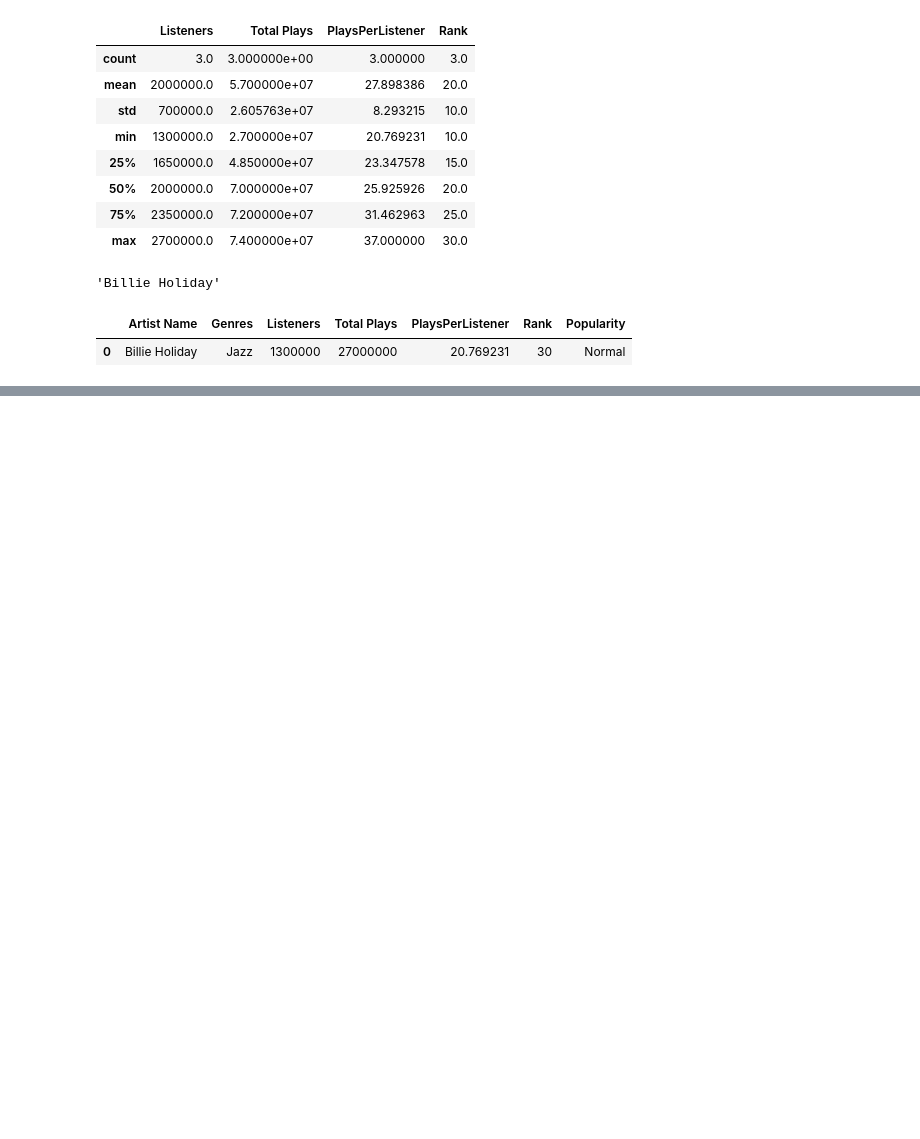
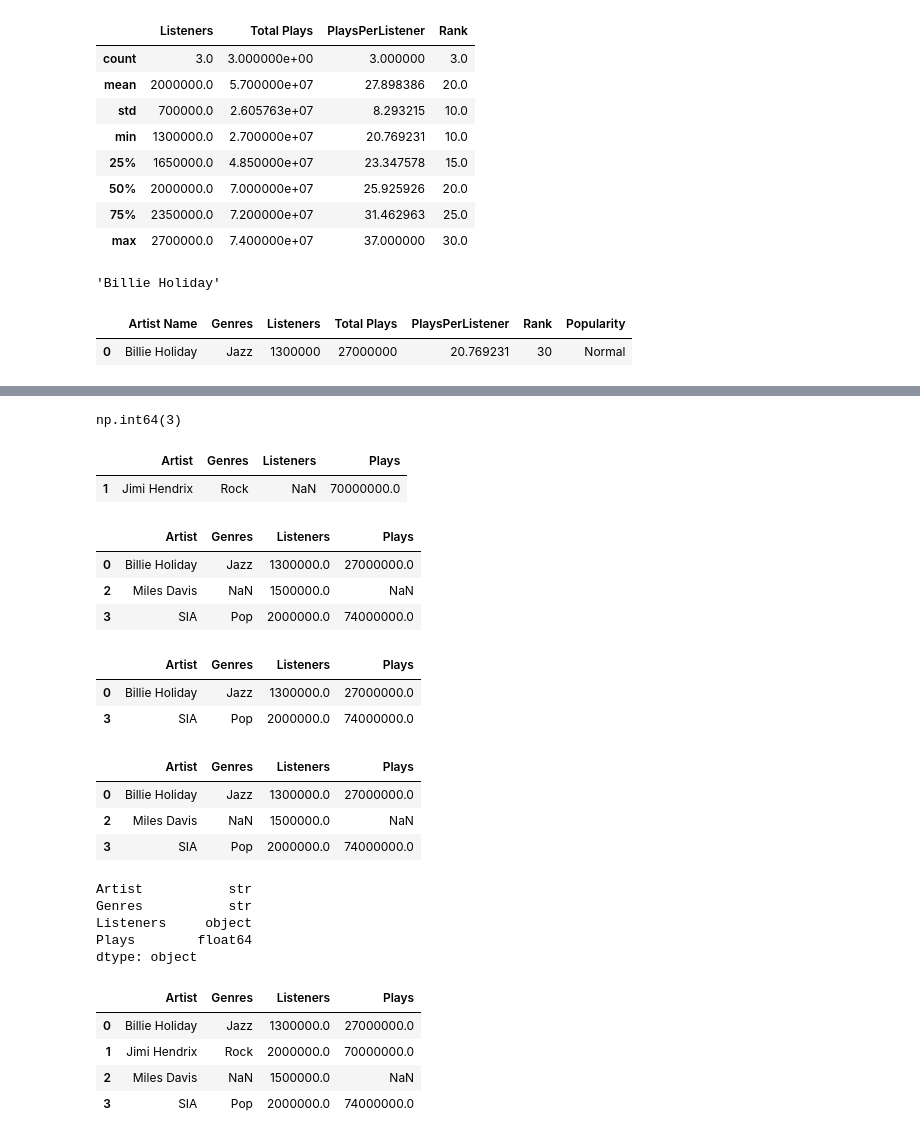
Before and after one commit to dikshamisra18/ML_Progress_Tracker, a Jupyter notebook: More_Fundamentals.ipynb, the cells around one changed output, grey strips where cells are left out. Saved outputs shown, nothing was run; the diff lists cells and outputs as text; code cells hidden in the pictures; blank space fills up the shorter version.

```diff
--- a/More_Fundamentals.ipynb
+++ b/More_Fundamentals.ipynb
@@ -119,0 +179,55 @@ df[df['Genres']=='Jazz'].sort_values('Total Plays',ascending = False)
+# %%
+df_copy.isna()
+df_copy.isnull()
+df_copy.isna().sum() # per column
+df_copy.isna().sum().sum() # entire data frame
+# %% [output]
+np.int64(3)
+# %%
+df_copy[df_copy['Listeners'].isna()]
+# %% [output]
+|  | Artist | Genres | Listeners | Plays |
+| 1 | Jimi Hendrix | Rock | NaN | 70000000.0 |
+# %%
+df_copy[df_copy['Listeners'].notna()]
+# %% [output]
+|  | Artist | Genres | Listeners | Plays |
+| 0 | Billie Holiday | Jazz | 1300000.0 | 27000000.0 |
+| 2 | Miles Davis | NaN | 1500000.0 | NaN |
+| 3 | SIA | Pop | 2000000.0 | 74000000.0 |
+# %%
+df_copy.dropna() # doesn't modify the df_copy itself.
+# %% [output]
+|  | Artist | Genres | Listeners | Plays |
+| 0 | Billie Holiday | Jazz | 1300000.0 | 27000000.0 |
+| 3 | SIA | Pop | 2000000.0 | 74000000.0 |
+# %%
+df_copy.dropna(subset = ['Listeners'])
+# %% [output]
+|  | Artist | Genres | Listeners | Plays |
+| 0 | Billie Holiday | Jazz | 1300000.0 | 27000000.0 |
+| 2 | Miles Davis | NaN | 1500000.0 | NaN |
+| 3 | SIA | Pop | 2000000.0 | 74000000.0 |
+# %%
+df_copy['Listeners'] = df_copy['Listeners'].fillna('Unknown')
+df_copy
+df_copy.dtypes
+# df_copy['Listeners'] = df_copy['Listeners']/1_000_000 - TypeError
+# %% [output]
+Artist           str
+Genres           str
+Listeners     object
+Plays        float64
+dtype: object
+# %%
+df_copy.loc[1,'Listeners'] = None
+df_copy['Listeners'] = df_copy['Listeners'].fillna(
+    df['Listeners'].mean()
+)
+df_copy
+# %% [output]
+|  | Artist | Genres | Listeners | Plays |
+| 0 | Billie Holiday | Jazz | 1300000.0 | 27000000.0 |
+| 1 | Jimi Hendrix | Rock | 2000000.0 | 70000000.0 |
+| 2 | Miles Davis | NaN | 1500000.0 | NaN |
+| 3 | SIA | Pop | 2000000.0 | 74000000.0 |
```
Also changed, not shown: parts of 5 cells of this notebook.
